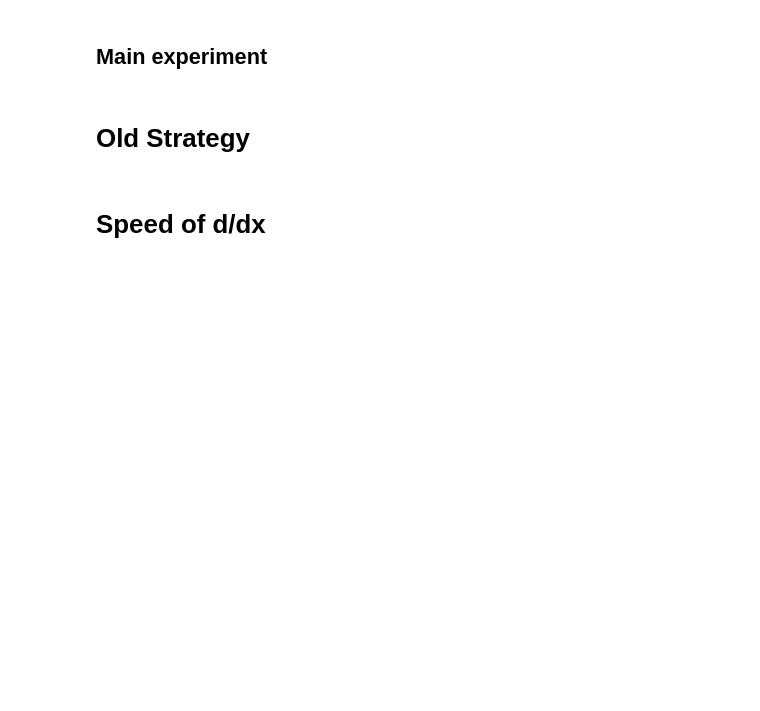
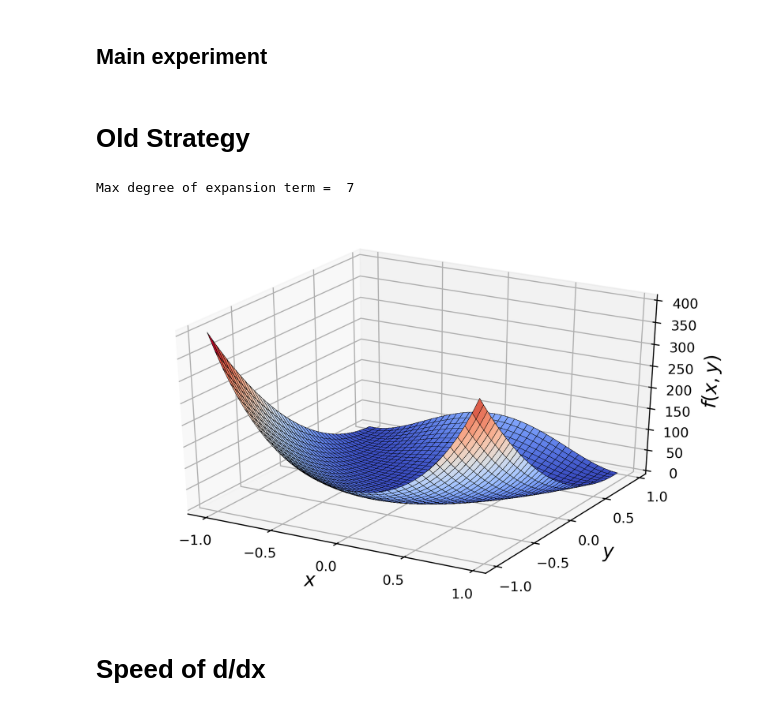
Before and after one commit to glkarpov/wmaxvol, a Jupyter notebook: sandbox_GD_approx.ipynb, the cells around one changed output. Saved outputs shown, nothing was run; the diff lists cells and outputs as text; code cells hidden in the pictures; blank space fills up the shorter version.

```diff
--- a/sandbox_GD_approx.ipynb
+++ b/sandbox_GD_approx.ipynb
@@ -145,8 +226,8 @@ log_det.dim = dim         # this is a global variable in module log_det
 
 assert num_col <= num_points, '! num_points < num_col !'
 
-l_bound = -3.
-u_bound = 3.
+l_bound = -1.
+u_bound = 1.
 
 x_0 = test_points_gen(num_points, dim, interval=(l_bound, u_bound), distrib='random')  # starting point of GD
 bnds = ((l_bound, u_bound),)* (dim*num_points)
@@ -156,6 +237,8 @@ bnds = ((l_bound, u_bound),)* (dim*num_points)
     #return (np.sin((points[:,0]**2)/2. - (points[:,1]**2)/4. + 3) * np.cos(2*points[:,0] + 1 - np.exp(points[:,1]))) # Trigonometric
 
 print('Max degree of expansion term = ', np.max(gen.indeces_K_cut(dim, num_col)))
+# %% [output]
+Max degree of expansion term =  7
 # %%
 # optimization part (BFGS)
 loss_f = lambda x: log_det.loss_func(x, ToGenDiff=False)
@@ -241,27 +325,41 @@ log_det.NumOfClusters(pnts)
 # %%
 # visualization of approximated function
-fig = plt.figure()
+fig = plt.figure(figsize=(8,5), dpi=300)
 ax = fig.gca(projection='3d')
 
 # make data
-X = np.arange(l_bound, u_bound, 0.08)
-Y = np.arange(l_bound, u_bound, 0.08)
+X = np.arange(l_bound, u_bound, 0.05)
+Y = np.arange(l_bound, u_bound, 0.05)
 X, Y = np.meshgrid(X, Y)
 
-Z = 2*np.exp(-((X**2)/2. + (Y**2)/2.))
+#Z = 2*np.exp(-7*((X**2)/2. + (Y**2)/2.))
 #Z = np.sin((X**2)/2. - (Y**2)/4. + 3) * np.cos(2*X + 1 - np.exp(Y))
+Z = (1-X)**2 + 100*(Y-X**2)**2
 
 # plot the surface
-surf = ax.plot_surface(X, Y, Z, rstride=1, cstride=1, cmap=cm.coolwarm, linewidth=0.03, antialiased=False)
+surf = ax.plot_surface(X, Y, Z, rstride=1, cstride=1, cmap=cm.coolwarm, linewidth=0.01, antialiased=False, edgecolor='black')
 
 # customize the z axis
-# ax.set_zlim(-1.01, 1.01)
-ax.zaxis.set_major_locator(LinearLocator(10))
-ax.zaxis.set_major_formatter(FormatStrFormatter('%.02f'))
+#ax.set_zlim(-1.01, 1.01)
+ax.zaxis.set_major_locator(LinearLocator(8))
+ax.zaxis.set_major_formatter(FormatStrFormatter('%d'))
+ax.xaxis.set_ticks(np.linspace(-1.0,1.0,5))
+ax.yaxis.set_ticks(np.linspace(-1.0,1.0,5))
+
+ax.zaxis.set_ticks(np.linspace(0,400,9))
+ax.xaxis.set_label_text(r'$x$',fontsize=14)
+ax.yaxis.set_label_text(r'$y$',fontsize=14)
+ax.zaxis.set_label_text(r'$f(x,y)$',fontsize=14)
 
 # add a color bar which maps values to colors
-fig.colorbar(surf, shrink=0.5, aspect=5)
+#fig.colorbar(surf, shrink=0.5, aspect=5)
+
+plt.savefig("/Users/vitaly/Desktop/oversampling/results/rosen.pdf",\
+        dpi=300, bbox_inches='tight', transparent=True)
+
 plt.show()
+# %% [output]
+[figure, added]
 # %% [markdown]
 # Speed of d/dx
 # %%
```
Also changed, not shown: parts of 15 cells of this notebook, 34 other files.
